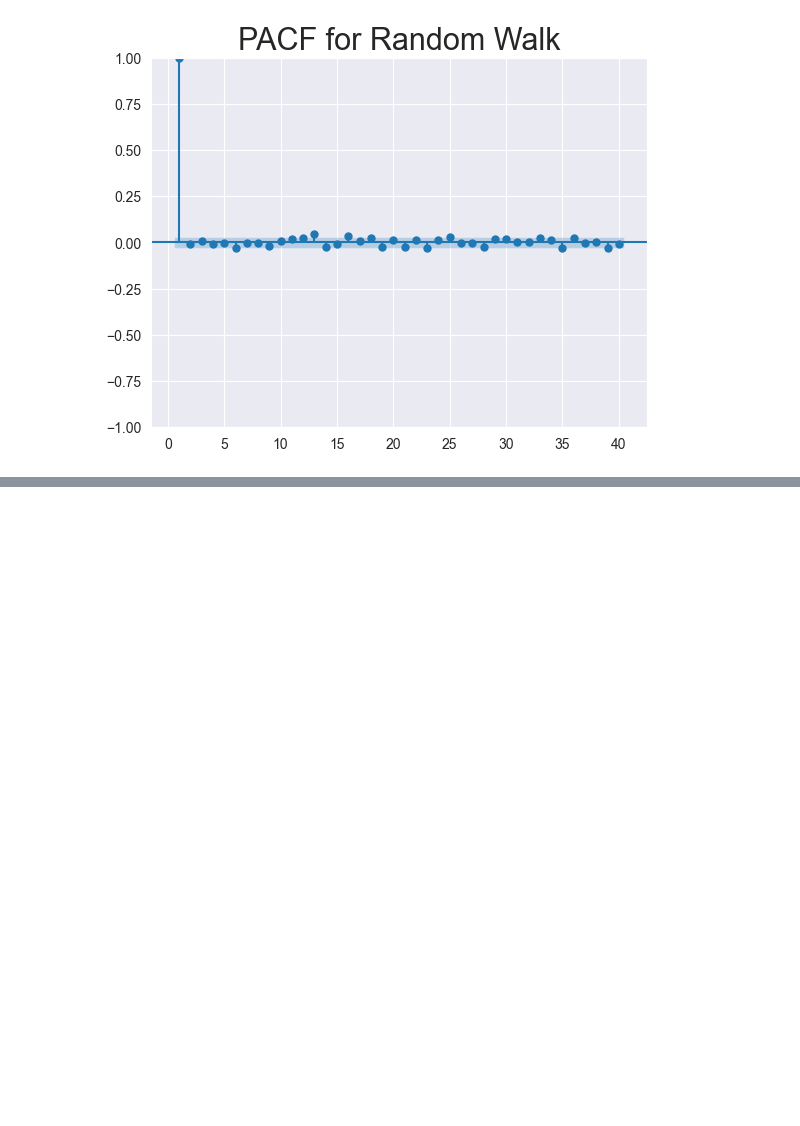
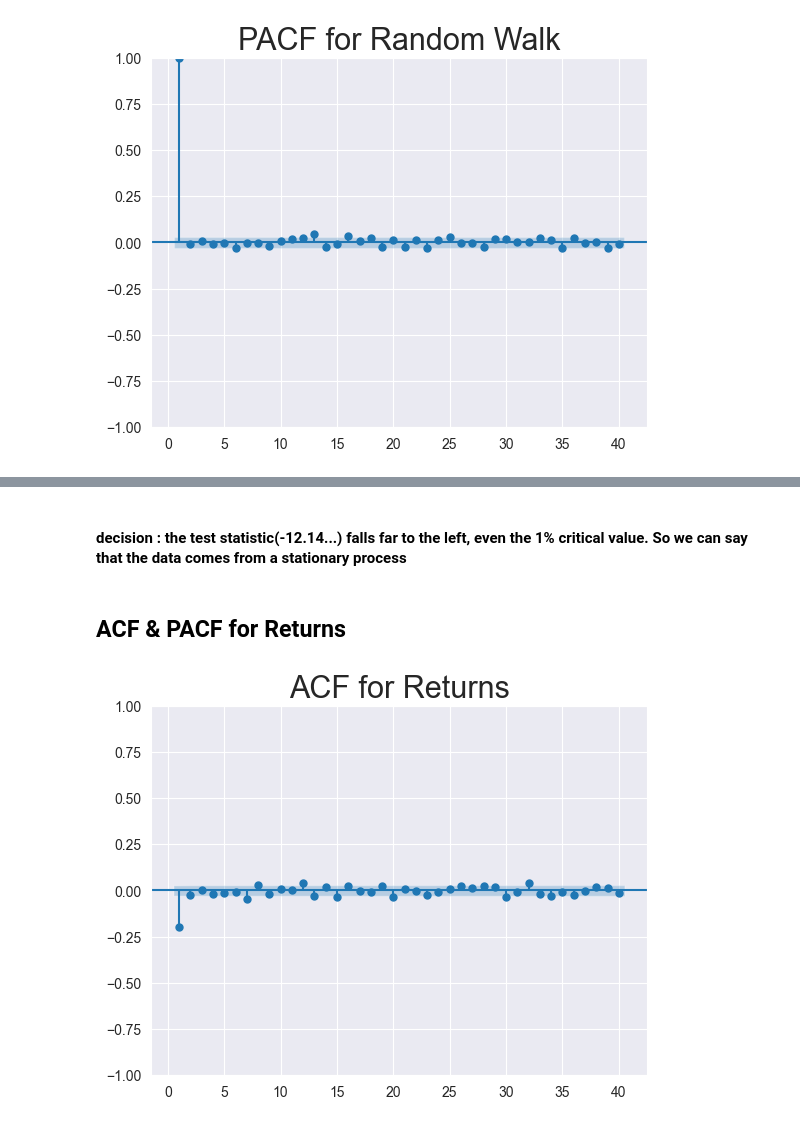
Before and after one commit to SMARIFUL1/Time-Series-Analysis, a Jupyter notebook: TimeSeries365.ipynb, the cells around one changed output, grey strips where cells are left out. Drawn from its saved outputs; the diff is of its cells as text; code cells hidden in the pictures; blank space fills up the shorter version.

Commit message:
fundamental decisions for analyzing TS

```diff
--- a/TimeSeries365.ipynb
+++ b/TimeSeries365.ipynb
@@ -371,0 +512,5 @@ plt.show()
+# %%
+df['returns'] = df.spx_value.pct_change(1).mul(100)
+##pct_chnage(1) returns percentage change between the current and prior element. actually means 'Distance in time between the periods we want to compare'.
+# %%
+df = df.iloc[1:]
@@ -371,0 +528,10 @@ plt.show()
+# %% [markdown]
+#### decision : the test statistic(-12.14...) falls far to the left, even the 1% critical value. So we can say that the data comes from a stationary process
+# %% [markdown]
+## ACF & PACF for Returns
+# %%
+sgt.plot_acf(df.returns, lags=40, zero=False)
+plt.title('ACF for Returns', size=22)
+plt.show()
+# %% [output]
+[figure, added]
```
Also changed, not shown: parts of 43 cells of this notebook.
